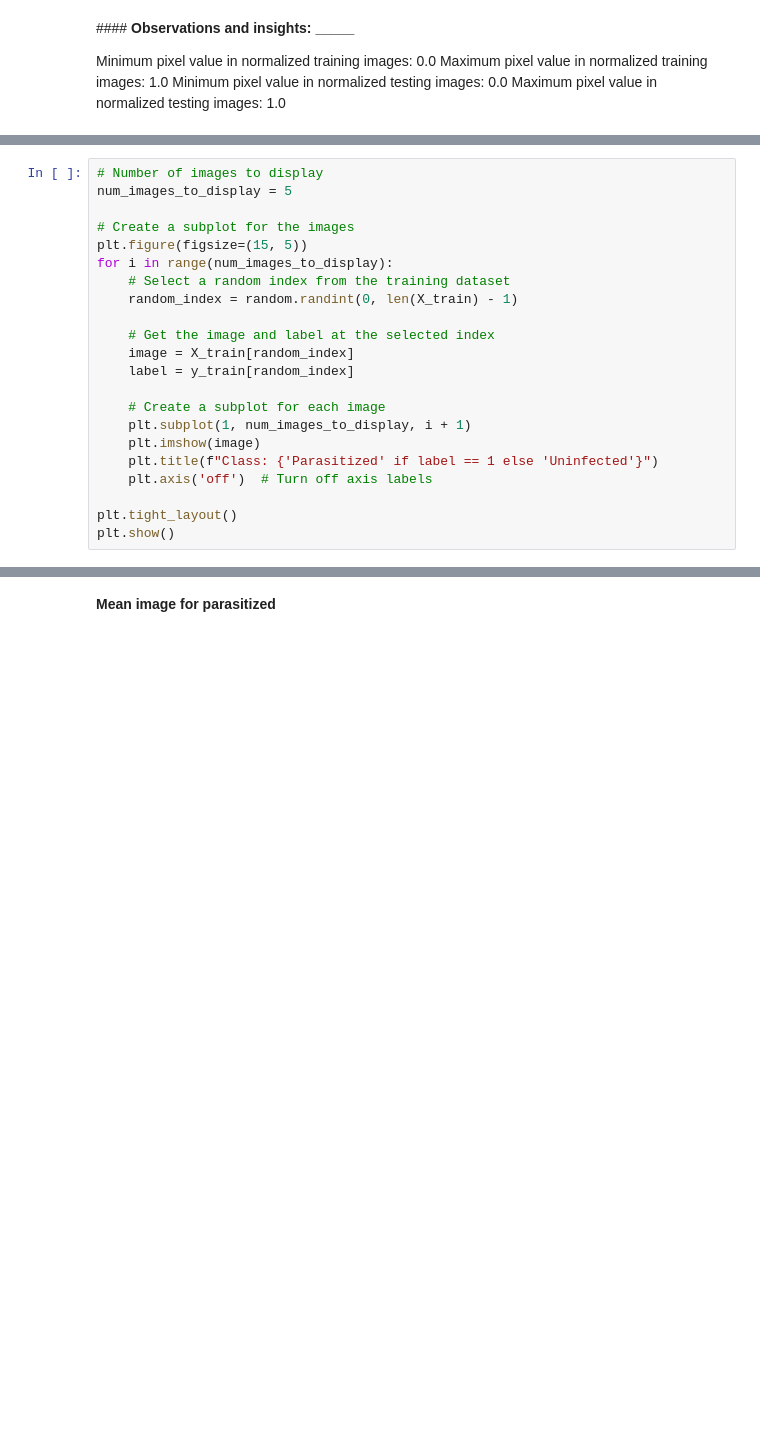
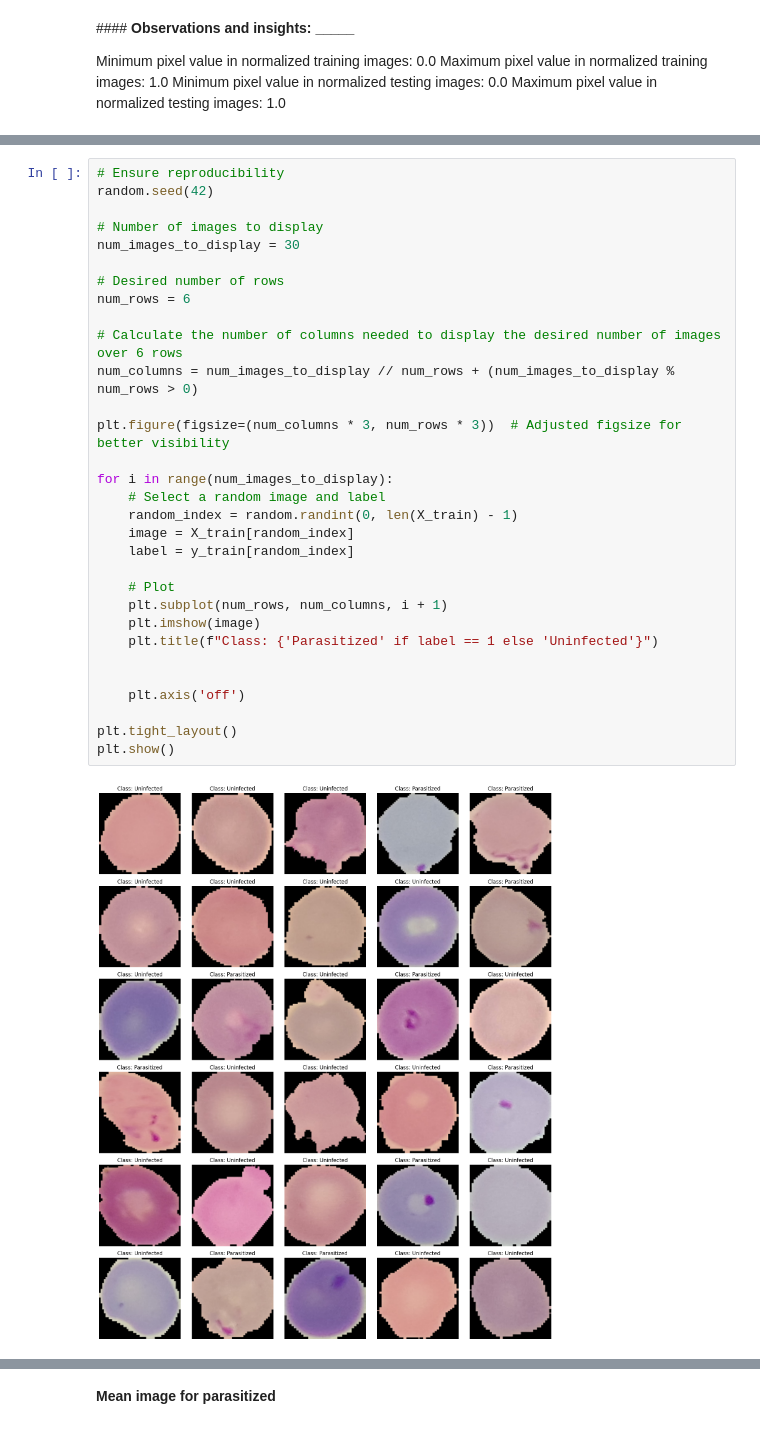
Before and after one commit to oigwe-frx/Final_Project_Malaria_Detection_Full_Code, a Jupyter notebook: Final_Malaria_Detection_Full_Code.ipynb, the cells around one changed output, grey strips where cells are left out. Cells and saved outputs as stored; diff of their text form; blank space fills up the shorter version.

```diff
--- a/Final_Malaria_Detection_Full_Code.ipynb
+++ b/Final_Malaria_Detection_Full_Code.ipynb
@@ -324,23 +342,34 @@ Let's visualize the images from the train data
 # %%
+# Ensure reproducibility
+random.seed(42)
+
 # Number of images to display
-num_images_to_display = 5
+num_images_to_display = 30
 
-# Create a subplot for the images
-plt.figure(figsize=(15, 5))
+# Desired number of rows
+num_rows = 6
+
+# Calculate the number of columns needed to display the desired number of images over 6 rows
+num_columns = num_images_to_display // num_rows + (num_images_to_display % num_rows > 0)
+
+plt.figure(figsize=(num_columns * 3, num_rows * 3))  # Adjusted figsize for better visibility
+
 for i in range(num_images_to_display):
-    # Select a random index from the training dataset
+    # Select a random image and label
     random_index = random.randint(0, len(X_train) - 1)
-
-    # Get the image and label at the selected index
     image = X_train[random_index]
     label = y_train[random_index]
 
-    # Create a subplot for each image
-    plt.subplot(1, num_images_to_display, i + 1)
+    # Plot
+    plt.subplot(num_rows, num_columns, i + 1)
     plt.imshow(image)
     plt.title(f"Class: {'Parasitized' if label == 1 else 'Uninfected'}")
-    plt.axis('off')  # Turn off axis labels
+
+
+    plt.axis('off')
 
 plt.tight_layout()
 plt.show()
+# %% [output]
+[figure, added]
 # %% [markdown]
```
Also changed, not shown: parts of 27 cells of this notebook.
